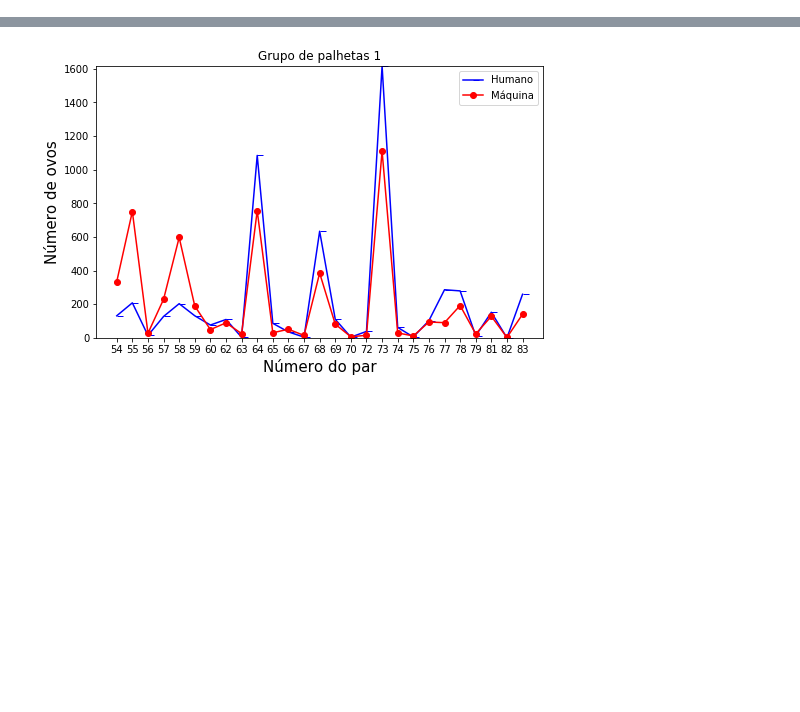
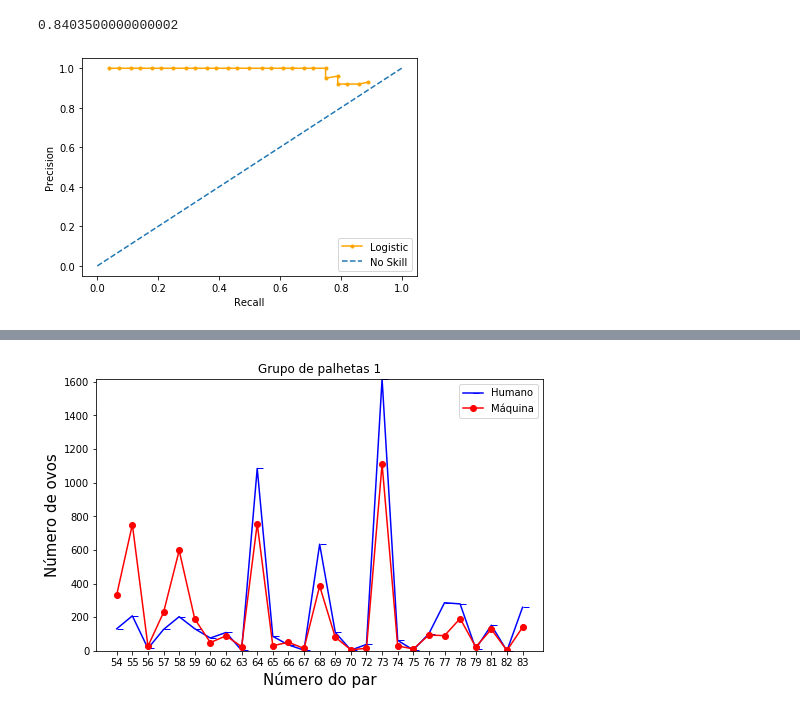
Before and after one commit to RodrigoValentim2/Mestrado, a Jupyter notebook: Análise da primeira contagem.ipynb, the cells around one changed output, grey strips where cells are left out. Drawn from its saved outputs; the diff is of its cells as text; code cells hidden in the pictures; blank space fills up the shorter version.

```diff
--- a/Análise da primeira contagem.ipynb
+++ b/Análise da primeira contagem.ipynb
@@ -4,0 +8,5 @@ import numpy as np
+# %%
+precision = ['1.00', '1.00', '1.00', '1.00', '1.00', '1.00', '1.00', '1.00', '1.00', '1.00', '1.00', '1.00', '1.00', '1.00', '1.00', '1.00', '1.00', '1.00', '1.00', '1.00', '1.00', '0.95', '0.96', '0.92', '0.92', '0.92', '0.93']
+precision = np.array(precision).astype(float)
+recall = ['0.04', '0.07', '0.11', '0.14', '0.18', '0.21', '0.25', '0.29', '0.32', '0.36', '0.39', '0.43', '0.46', '0.50', '0.54', '0.57', '0.61', '0.64', '0.68', '0.71', '0.75', '0.75', '0.79', '0.79', '0.82', '0.86', '0.89']
+recall = np.array(recall).astype(float)
@@ -4,0 +17,4 @@ import numpy as np
+# %%
+auc_score
+# %% [output]
+0.8403500000000002
@@ -4,0 +37,10 @@ import numpy as np
+# %%
+plt.plot(recall, precision, marker='.', label='Logistic', color="orange")
+plt.plot([0, 1], [0, 1], linestyle='--', label='No Skill')
+plt.xlabel('Recall')
+plt.ylabel('Precision')
+plt.legend()
+plt.show()
+plt.show()
+# %% [output]
+[figure, added]
```
Also changed, not shown: parts of 6 cells of this notebook, 2 other files.
